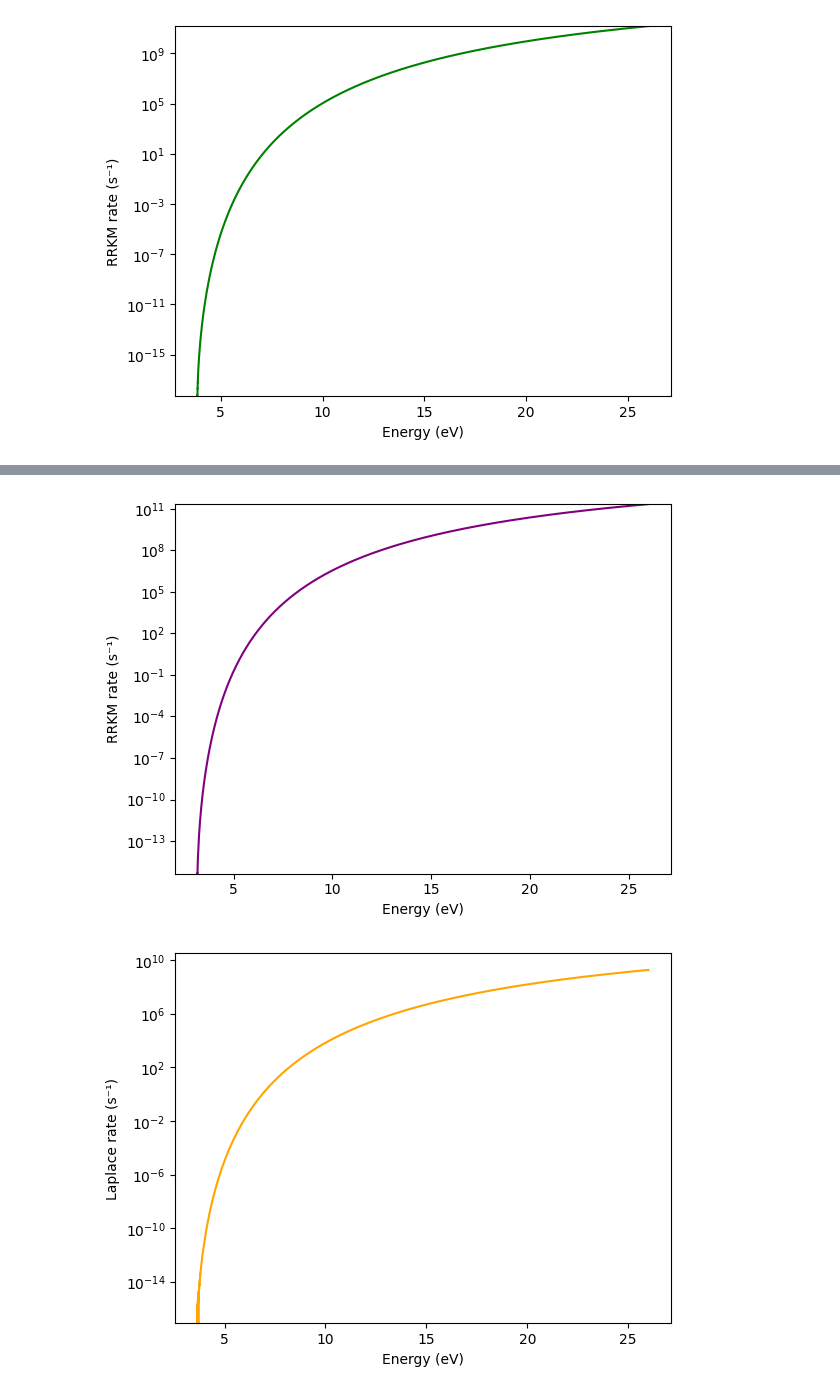
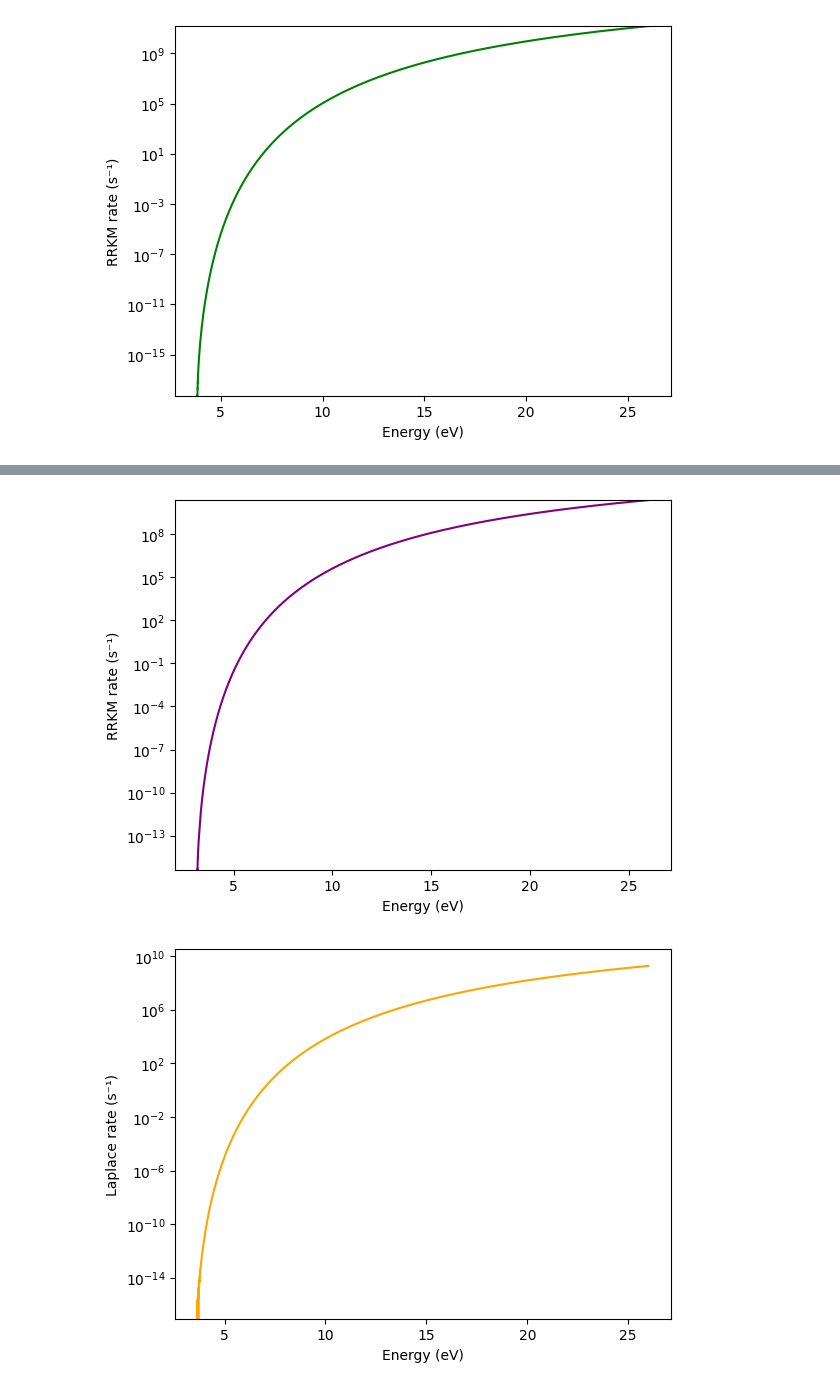
Before and after one commit to mustafa9812/Project-Cynap, a Jupyter notebook: scripts/calculations_cpy.ipynb, the cells around one changed output, grey strips where cells are left out. Drawn from its saved outputs; the diff is of its cells as text; code cells hidden in the pictures.

```diff
--- a/scripts/calculations_cpy.ipynb
+++ b/scripts/calculations_cpy.ipynb
@@ -91,7 +147,7 @@ df1 = pd.read_csv(
     names=["No.", "E-Emin", "Density", "Sum"])
 
 df2 = pd.read_csv(
-    r'C:\Users\Mustafa\Documents\GitHub\Project-Cynap\Cynapfolder\Database\Densum_input_1cyano\Models\TS-C-2-cyanopyrene\vibs\densum.out',
+    r'C:\Users\Mustafa\Documents\GitHub\Project-Cynap\Cynapfolder\Database\Densum_input_1cyano\Models\other-TS-C-2-cyanopyrene\vibs\densum.out',
     skiprows=138,
     sep='\s+',
     names=["No.", "E-Emin", "Density", "Sum"])
@@ -103,40 +159,40 @@ cm_to_eV = 1.239841984e-4
 cm_grain = 10
 
 # LISTS
 density_of_states_list = df1["Density"].tolist()
 TS_sum_of_states_list = df2["Sum"].tolist()
 energies_list = df1["E-Emin"].tolist()
-C_k_RRKM_list = []
+other_C_k_RRKM_list = []
 filtered_energies_list = []
 
 # FUNCTIONS
 def RRKM_dissociation_rate(reaction_degen, TS_sum_of_states, density_of_states):
     return (reaction_degen * TS_sum_of_states) / (h_wavenumber * density_of_states)
 
 # CALCULATIONS
 for energy, density in zip(energies_list, density_of_states_list):
     if energy <= E0_cm:
         continue
 
     E_available = energy - E0_cm
     index = int(E_available / cm_grain)
 
     TS_sum_val = TS_sum_of_states_list[index]
     k = RRKM_dissociation_rate(reaction_degen=1, TS_sum_of_states=TS_sum_val, density_of_states=density)
-    C_k_RRKM_list.append(k)
+    other_C_k_RRKM_list.append(k)
     filtered_energies_list.append(energy)
 
-C_RRKM_filtered_energies_list_eV = [e * cm_to_eV for e in filtered_energies_list]
+other_C_RRKM_filtered_energies_list_eV = [e * cm_to_eV for e in filtered_energies_list]
 
 # OPTIONAL PLOTTING
-plt.plot(C_RRKM_filtered_energies_list_eV, C_k_RRKM_list, color='purple')
+plt.plot(other_C_RRKM_filtered_energies_list_eV, other_C_k_RRKM_list, color='purple')
 plt.xlabel('Energy (eV)')
 plt.ylabel('RRKM rate (s⁻¹)')
 plt.yscale('log')
-plt.ylim(min(C_k_RRKM_list), max(C_k_RRKM_list))
-plt.savefig(r'C:\Users\Mustafa\Documents\GitHub\Project-Cynap\plots\Ccyp_RRKM.png')
+plt.ylim(min(other_C_k_RRKM_list), max(other_C_k_RRKM_list))
+plt.savefig(r'C:\Users\Mustafa\Documents\GitHub\Project-Cynap\plots\other_Ccyp_RRKM.png')
 # %% [output]
-[figure, old version]
+[figure, new version]
 # %%
 # INVERSE LAPLACE DISSOCIATON RATE
 
```
Also changed, not shown: parts of 6 cells of this notebook, 13 other files.
